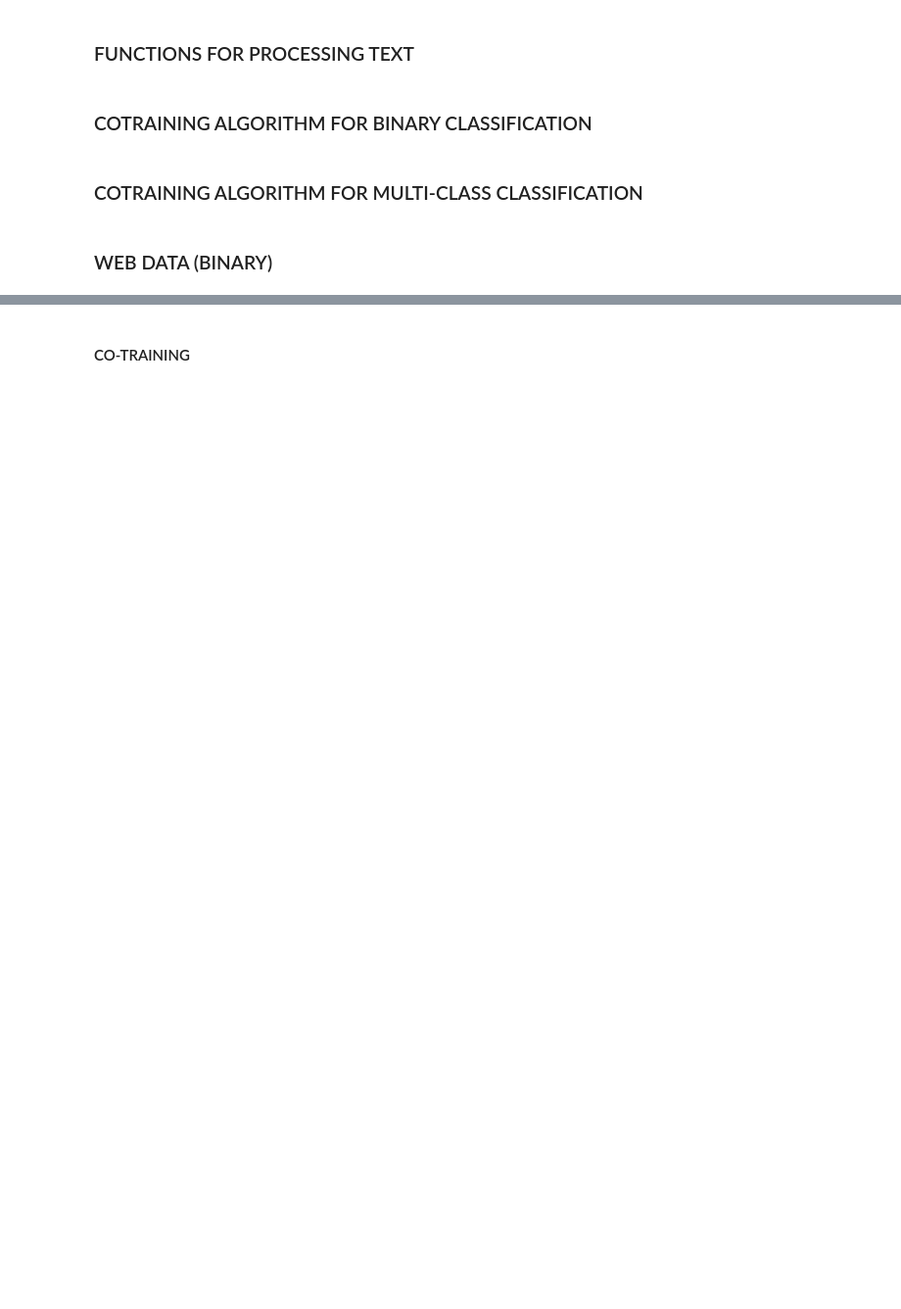
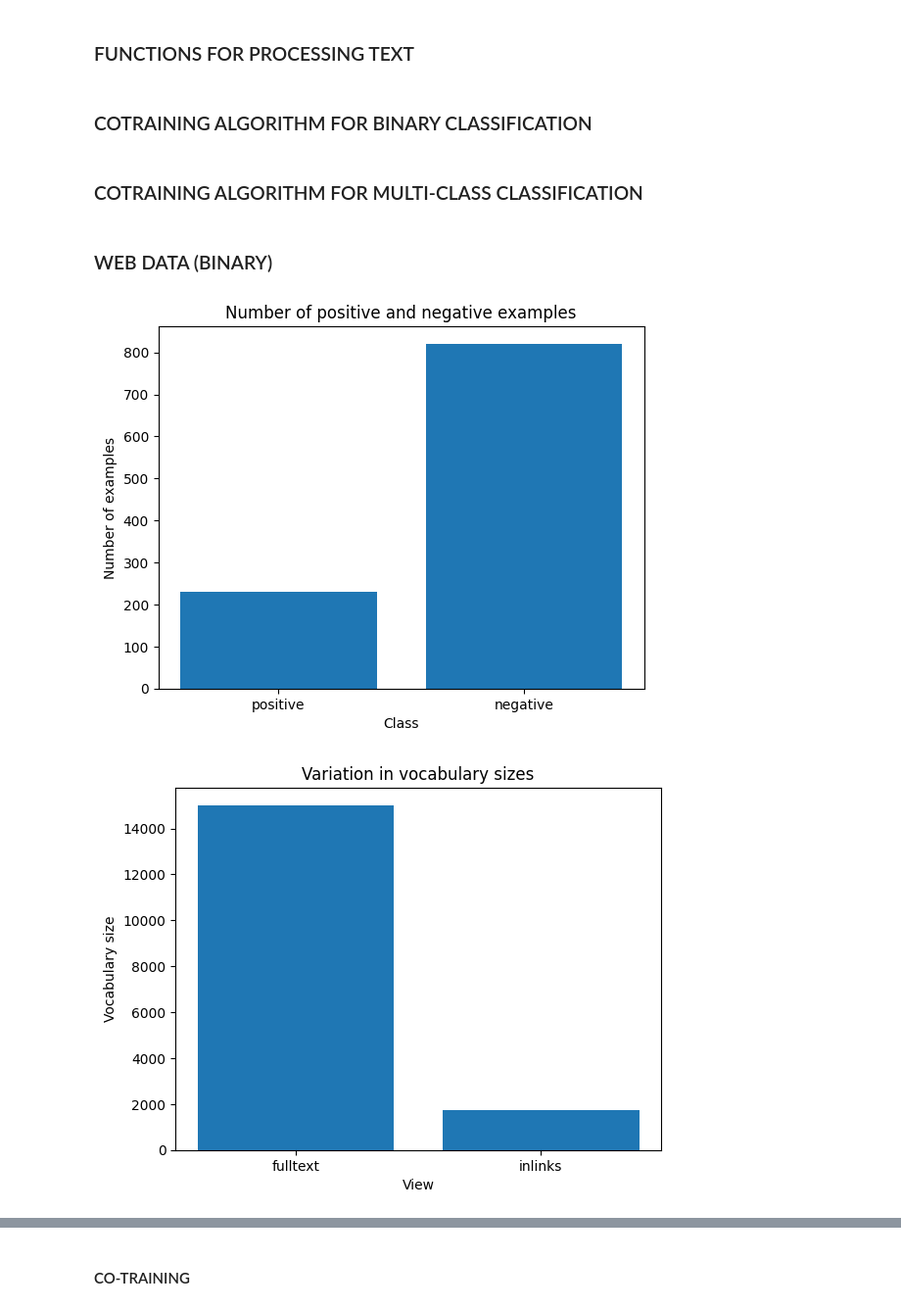
Before and after one commit to Shravya1234567/Combining_Labeled_and_Unlabeled_Data_with_Co-Training, a Jupyter notebook: project.ipynb, the cells around one changed output, grey strips where cells are left out. Shown at 98% size. Cells and saved outputs as stored; diff of their text form; code cells hidden in the pictures; blank space fills up the shorter version.

Commit message:
Added graphs

```diff
--- a/project.ipynb
+++ b/project.ipynb
@@ -25,6 +25,7 @@ def get_text(html_file):
 # function to get the bag of words from list of text using count vectorizer
 def get_bag_of_words(text_list):
     corpus = []
+    vocab = []
     for text in text_list:
         text = text.lower()
         text = re.sub('[^a-zA-Z]', ' ', text)
@@ -35,8 +36,10 @@ def get_bag_of_words(text_list):
         text = [lemmatizer.lemmatize(word) for word in text if not word in set(stopwords.words('english'))]
         text = ' '.join(text)
         corpus.append(text)
+        vocab.extend(text.split())
+    vocab = list(set(vocab))
     vectorizer = CountVectorizer()
     bag_of_words = vectorizer.fit_transform(corpus)
     tfidf_transformer = TfidfTransformer()
     bag_of_words = tfidf_transformer.fit_transform(bag_of_words)
-    return bag_of_words
+    return bag_of_words, vocab
@@ -213,8 +269,8 @@ for filename in os.listdir('data/course-cotrain-data/inlinks/non-course'):
     X_inlinks.append(get_text('data/course-cotrain-data/inlinks/non-course/'+filename))
     y_inlinks.append('noncourse')
 
-X_fulltext = get_bag_of_words(X_fulltext)
-X_inlinks = get_bag_of_words(X_inlinks)
+X_fulltext,vocab_fulltext = get_bag_of_words(X_fulltext)
+X_inlinks,vocab_inlinks = get_bag_of_words(X_inlinks)
 
 X_fulltext = X_fulltext.toarray()
 X_inlinks = X_inlinks.toarray()
@@ -224,6 +280,22 @@ y_inlinks = [1 if x=='course' else 0 for x in y_inlinks]
 
 y_fulltext = np.array(y_fulltext)
 y_inlinks = np.array(y_inlinks)
+# %%
+import matplotlib.pyplot as plt
+plt.bar(['positive','negative'],[np.sum(y_fulltext),len(y_fulltext)-np.sum(y_fulltext)])
+plt.xlabel('Class')
+plt.ylabel('Number of examples')
+plt.title('Number of positive and negative examples')
+plt.show()
+
+plt.bar(['fulltext','inlinks'],[len(vocab_fulltext),len(vocab_inlinks)])
+plt.xlabel('View')
+plt.ylabel('Vocabulary size')
+plt.title('Variation in vocabulary sizes')
+plt.show()
+# %% [output]
+[figure, added]
+[figure, added]
 # %%
 data = {'x':[], 'y':[]}
 for i in range(X_fulltext.shape[0]):
```
Also changed, not shown: parts of 12 cells of this notebook.
